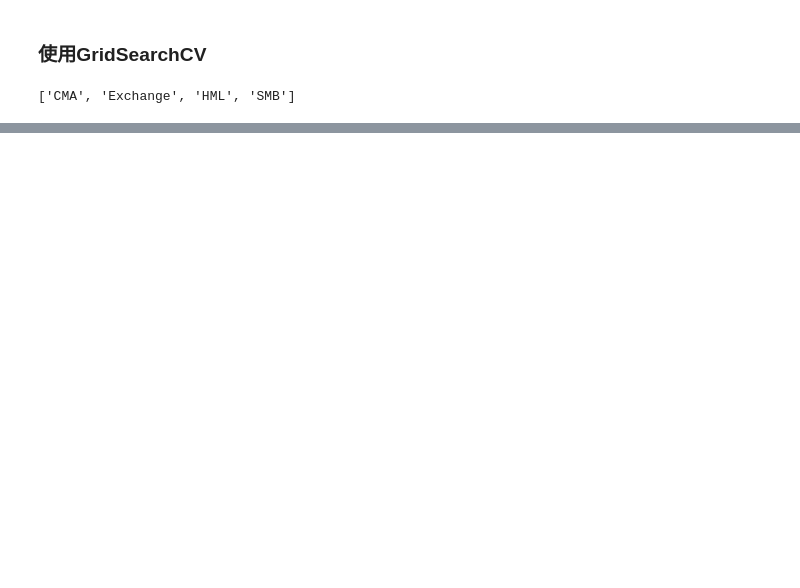
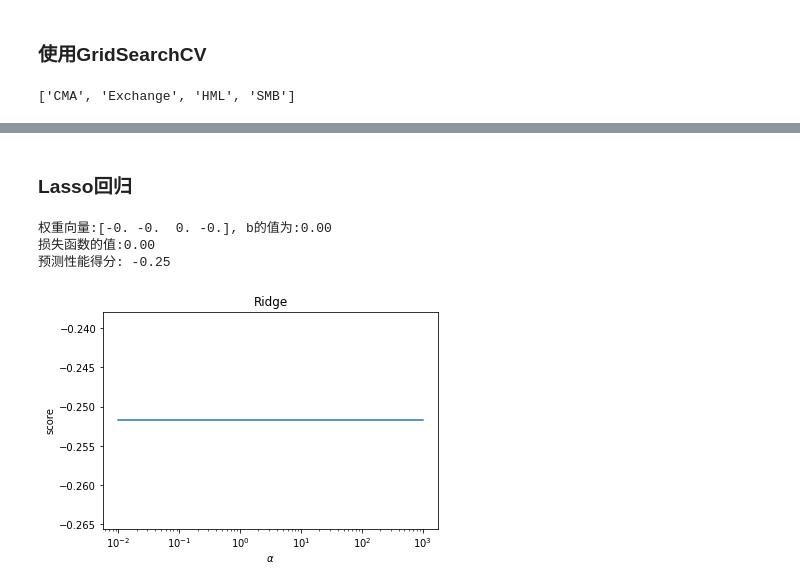
Before and after one commit to brainee/fama, a Jupyter notebook: fama5/zy-fama-frech-5.ipynb, the cells around one changed output, grey strips where cells are left out. Drawn from its saved outputs; the diff is of its cells as text; code cells hidden in the pictures; blank space fills up the shorter version.

```diff
--- a/fama5/zy-fama-frech-5.ipynb
+++ b/fama5/zy-fama-frech-5.ipynb
@@ -642,0 +745,45 @@ y_predict=grid_search.predict(X_test)
+# %% [markdown]
+### Lasso回归
+# %%
+from sklearn import linear_model, cross_validation
+def test_lasso(*data):
+    X_train, X_test, y_train, y_test = data
+    lassoRegression = linear_model.Lasso()
+    lassoRegression.fit(X_train, y_train)
+    print("权重向量:%s, b的值为:%.2f" % (lassoRegression.coef_, lassoRegression.intercept_))
+    print("损失函数的值:%.2f" % np.mean((lassoRegression.predict(X_test) - y_test) ** 2))
+    print("预测性能得分: %.2f" % lassoRegression.score(X_test, y_test))
+
+#测试不同的α值对预测性能的影响
+def test_lasso_alpha(*data):
+    X_train, X_test, y_train, y_test = data
+    alphas = [0.01, 0.02, 0.05, 0.1, 0.2, 0.5, 1, 2, 5, 10, 20, 50, 100, 200, 500, 1000]
+    scores = []
+    for i, alpha in enumerate(alphas):
+        lassoRegression = linear_model.Lasso(alpha=alpha)
+        lassoRegression.fit(X_train, y_train)
+        scores.append(lassoRegression.score(X_test, y_test))
+    return alphas, scores
+
+def show_plot(alphas, scores):
+    figure = plt.figure()
+    ax = figure.add_subplot(1, 1, 1)
+    ax.plot(alphas, scores)
+    ax.set_xlabel(r"$\alpha$")
+    ax.set_ylabel(r"score")
+    ax.set_xscale("log")
+    ax.set_title("Ridge")
+    plt.show()
+# %%
+X_train, X_test, y_train, y_test = creat_data(df_X,y)
+# 使用默认的alpha
+test_lasso(X_train, X_test, y_train, y_test)
+
+# 使用自己设置的alpha
+alphas, scores = test_lasso_alpha(X_train, X_test, y_train, y_test)
+show_plot(alphas, scores)
+# %% [output]
+权重向量:[-0. -0.  0. -0.], b的值为:0.00
+损失函数的值:0.00
+预测性能得分: -0.25
+[figure, added]
```
Also changed, not shown: parts of 21 cells of this notebook.
